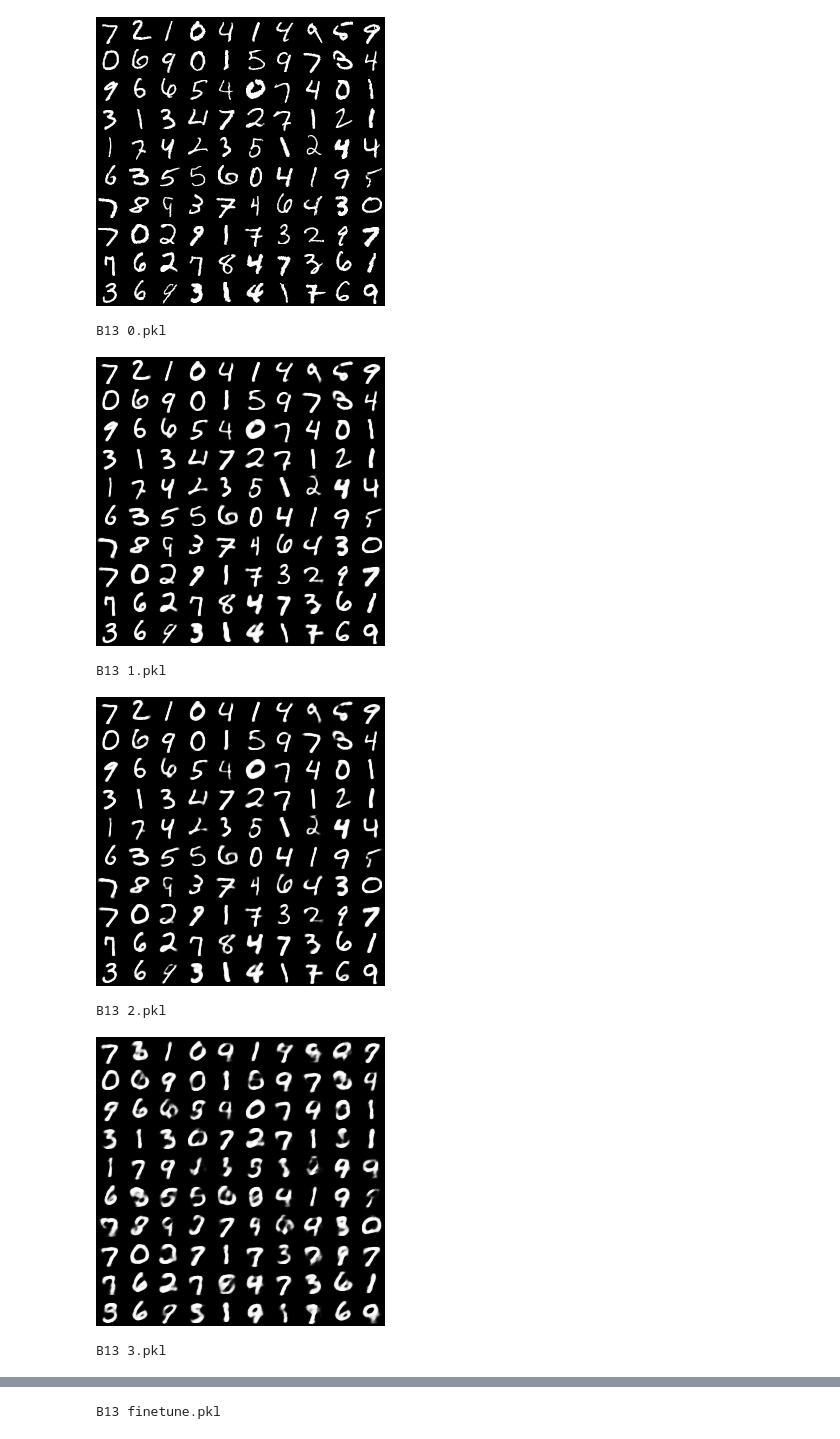
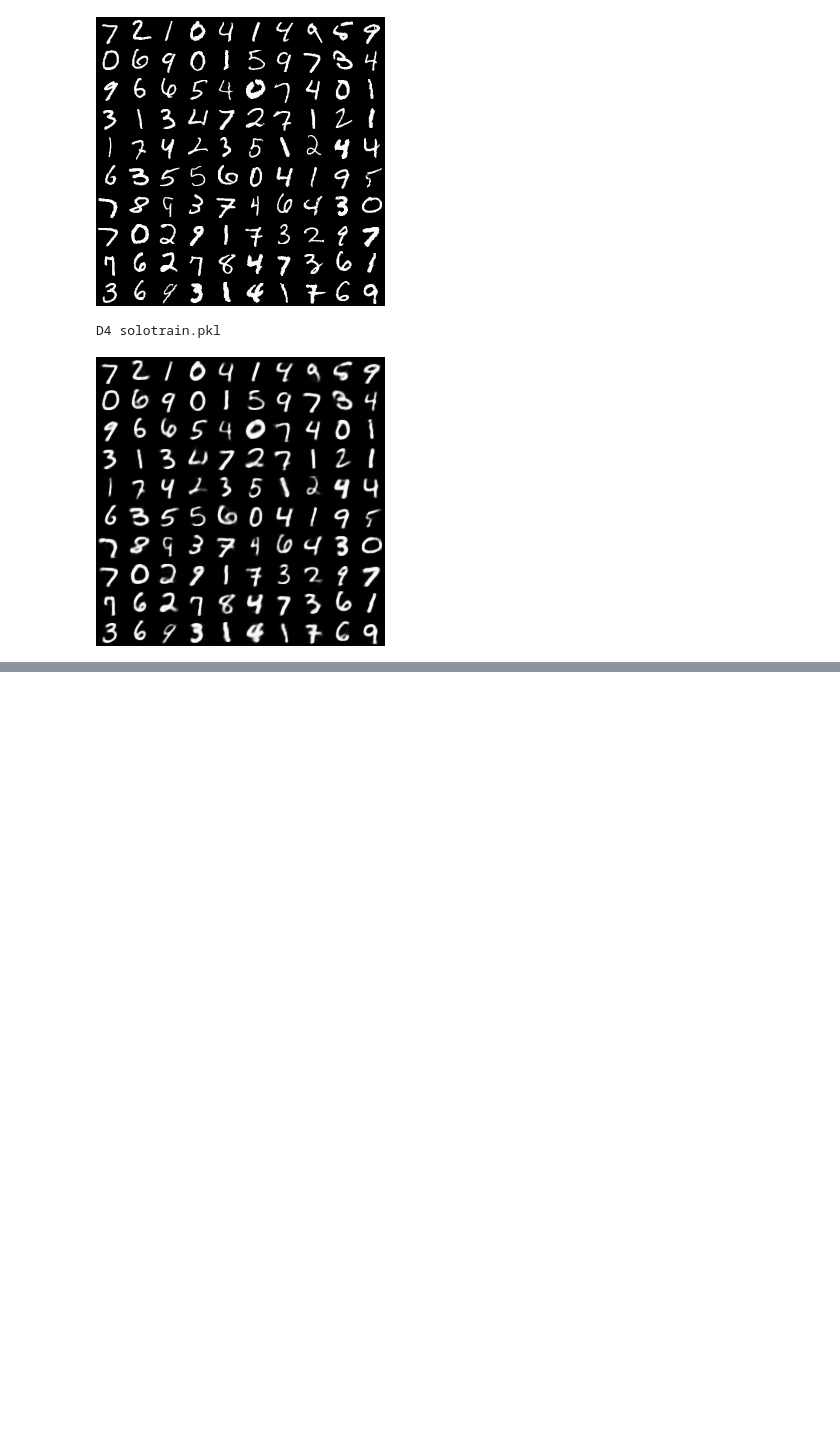
Before and after one commit to vinmisra/AE_experiments, a Jupyter notebook: test_AE.ipynb, the cells around one changed output, grey strips where cells are left out. Drawn from its saved outputs; the diff is of its cells as text; code cells hidden in the pictures; blank space fills up the shorter version.

```diff
--- a/test_AE.ipynb
+++ b/test_AE.ipynb
@@ -25,9 +25,9 @@ test_data = serial.load(os.path.join(dir_fuel,'mnist_test_X.pkl'))
 model_folders = [model_folder \
                for model_folder in os.listdir(dir_model) \
                if os.path.isdir(os.path.join(dir_model,model_folder))]
-model_folders = ['B13']
-submodels = ['0.pkl','1.pkl','2.pkl','3.pkl']
-final_model='finetune.pkl'
+model_folders = ['D4']
+submodels = []
+final_model='solotrain.pkl'
 
 submodel_set =[]
 if submodels !=None:
@@ -48,7 +48,7 @@ def get_outputs(models, submodels=None, finetuned=None):
             xhat[submodel] = Y.eval({X:test_data})
     if finetuned != None:
         X = models[finetuned].get_input_space().make_theano_batch()
-        Y = models[finetuned].reconstruct(X)
+        Y = models[finetuned].fprop(X)
         xhat[finetuned] = Y.eval({X:test_data})
     return xhat
 # %%
@@ -60,5 +60,5 @@ for model_folder in model_folders:
         path = os.path.join(dir_model,model_folder,submodel)
         if os.path.exists(path):
             models[submodel] = serial.load(path)
-    xhat[model_folder] = get_outputs(models=models, submodels=submodels, finetuned=final_model)
+    xhats[model_folder] = get_outputs(models=models, submodels=submodels, finetuned=final_model)
 # %% [output]
@@ -78,20 +78,15 @@ original
 [figure]
 # %%
 #model_folders = ['B17','B20']
-for submodel in submodels+['finetune.pkl']:
+for submodel in submodels+[final_model]:
     for model_folder in model_folders:
-        reconstructed = Image.fromarray(tile_raster_images(X=xhat[model_folder][submodel],
+        reconstructed = Image.fromarray(tile_raster_images(X=xhats[model_folder][submodel],
                                                   img_shape=(28,28),
                                                   tile_shape=(10,10),
                                                   tile_spacing=(1,1)))
         reconstructed.save('delete_me.png')
         print model_folder, submodel
         I.display(I.Image('delete_me.png'))
 # %% [output]
-B13 0.pkl
+D4 solotrain.pkl
-[figure, old version]
+[figure, new version]
-B13 1.pkl
-[figure, removed]
-B13 2.pkl
-[figure, removed]
-B13 3.pkl
@@ -99 +92,0 @@ B13 3.pkl
-B13 finetune.pkl
```
Also changed, not shown: parts of 2 cells of this notebook, 6 other files.
